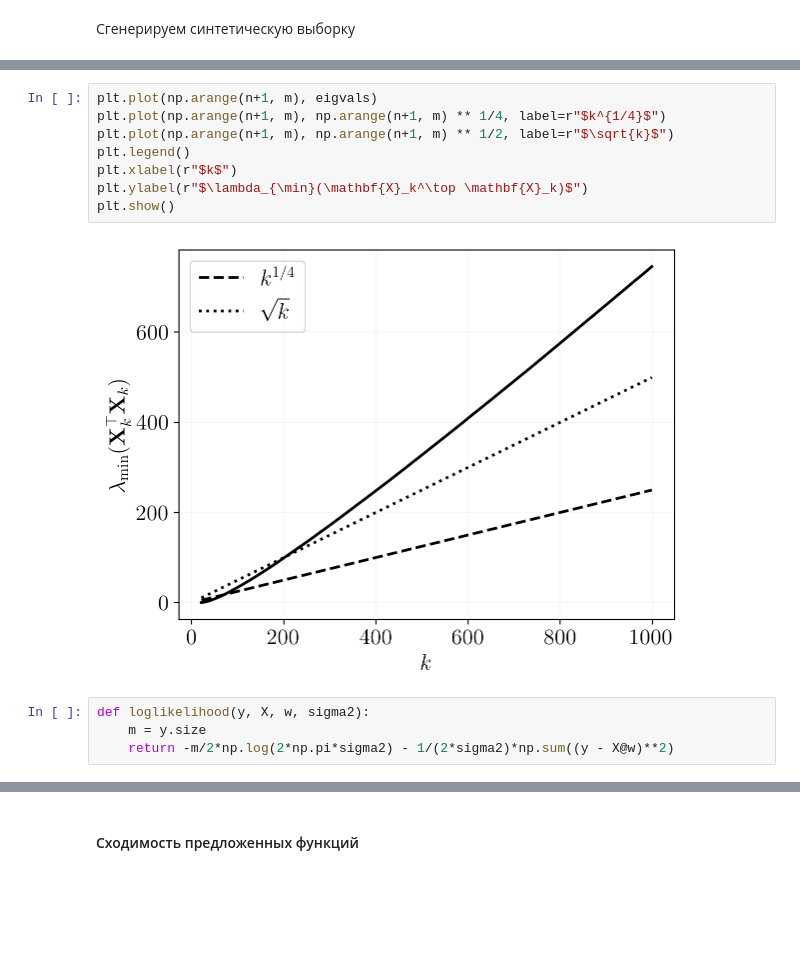
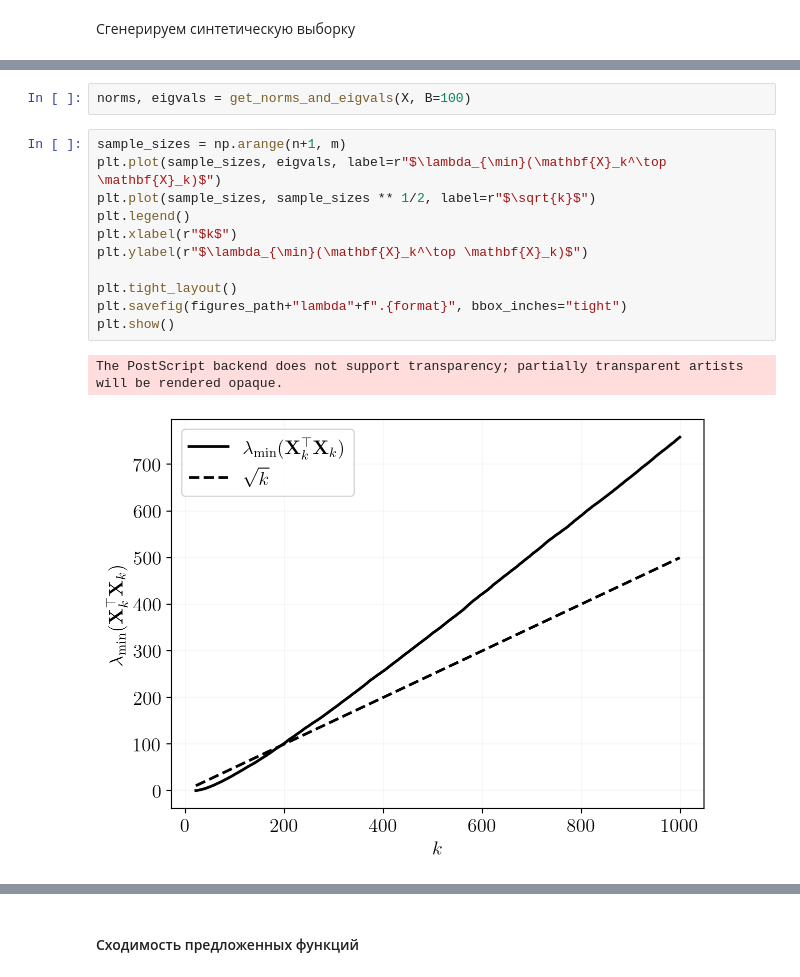
Before and after one commit to kisnikser/Bayesian-Sample-Size-Estimation, a Jupyter notebook: code/main.ipynb, the cells around one changed output, grey strips where cells are left out. Drawn from its saved outputs; the diff is of its cells as text; blank space fills up the shorter version.

```diff
--- a/code/main.ipynb
+++ b/code/main.ipynb
@@ -105,14 +73,16 @@ plt.show()
+# %%
+norms, eigvals = get_norms_and_eigvals(X, B=100)
 # %%
-plt.plot(np.arange(n+1, m), eigvals)
-plt.plot(np.arange(n+1, m), np.arange(n+1, m) ** 1/4, label=r"$k^{1/4}$")
-plt.plot(np.arange(n+1, m), np.arange(n+1, m) ** 1/2, label=r"$\sqrt{k}$")
+sample_sizes = np.arange(n+1, m)
+plt.plot(sample_sizes, eigvals, label=r"$\lambda_{\min}(\mathbf{X}_k^\top \mathbf{X}_k)$")
+plt.plot(sample_sizes, sample_sizes ** 1/2, label=r"$\sqrt{k}$")
 plt.legend()
 plt.xlabel(r"$k$")
 plt.ylabel(r"$\lambda_{\min}(\mathbf{X}_k^\top \mathbf{X}_k)$")
+
+plt.tight_layout()
+plt.savefig(figures_path+"lambda"+f".{format}", bbox_inches="tight")
 plt.show()
 # %% [output]
+The PostScript backend does not support transparency; partially transparent artists will be rendered opaque.
-[figure, old version]
+[figure, new version]
-# %%
-def loglikelihood(y, X, w, sigma2):
-    m = y.size
-    return -m/2*np.log(2*np.pi*sigma2) - 1/(2*sigma2)*np.sum((y - X@w)**2)
```
Also changed, not shown: parts of 39 cells of this notebook, 36 other files.
